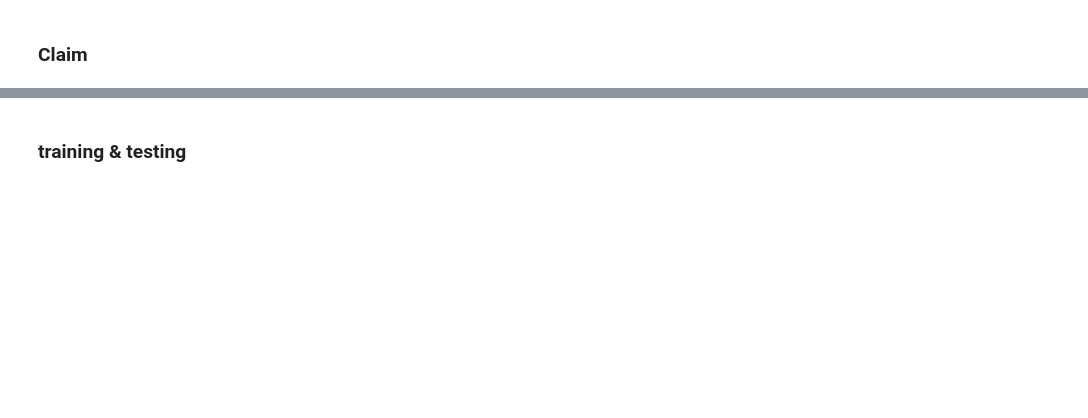
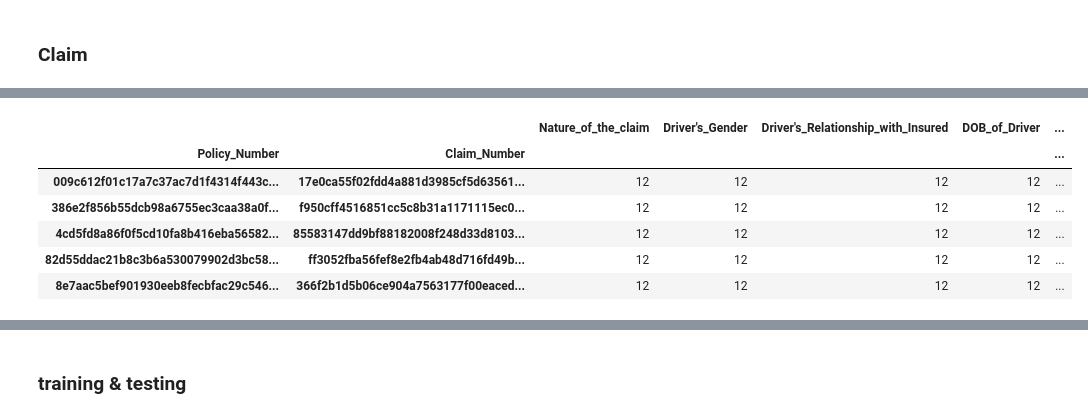
Before and after one commit to taipingeric/tbddd, a Jupyter notebook: T-Brain_Policy719.ipynb, the cells around one changed output, grey strips where cells are left out. Cells and saved outputs as stored; diff of their text form; code cells hidden in the pictures; blank space fills up the shorter version.

Commit message:
mse->mae, groupby

```diff
--- a/T-Brain_Policy719.ipynb
+++ b/T-Brain_Policy719.ipynb
@@ -193,0 +375,12 @@ print(df_claim.columns)
+# %%
+df_claim_grouped = df_claim.groupby(['Policy_Number','Claim_Number'])
+df_claim_grouped_count = df_claim.groupby(['Policy_Number','Claim_Number']).count()
+df_claim_grouped_count[df_claim_grouped_count['Nature_of_the_claim']==12].head()
+# %% [output]
+|  |  | Nature_of_the_claim | Driver's_Gender | Driver's_Relationship_with_Insured | DOB_of_Driver | ... |
+| Policy_Number | Claim_Number |  |  |  |  | ... |
+| 009c612f01c17a7c37ac7d1f4314f443c... | 17e0ca55f02fdd4a881d3985cf5d63561... | 12 | 12 | 12 | 12 | ... |
+| 386e2f856b55dcb98a6755ec3caa38a0f... | f950cff4516851cc5c8b31a1171115ec0... | 12 | 12 | 12 | 12 | ... |
+| 4cd5fd8a86f0f5cd10fa8b416eba56582... | 85583147dd9bf88182008f248d33d8103... | 12 | 12 | 12 | 12 | ... |
+| 82d55ddac21b8c3b6a530079902d3bc58... | ff3052fba56fef8e2fb4ab48d716fd49b... | 12 | 12 | 12 | 12 | ... |
+| 8e7aac5bef901930eeb8fecbfac29c546... | 366f2b1d5b06ce904a7563177f00eaced... | 12 | 12 | 12 | 12 | ... |
```
Also changed, not shown: parts of 70 cells of this notebook.
